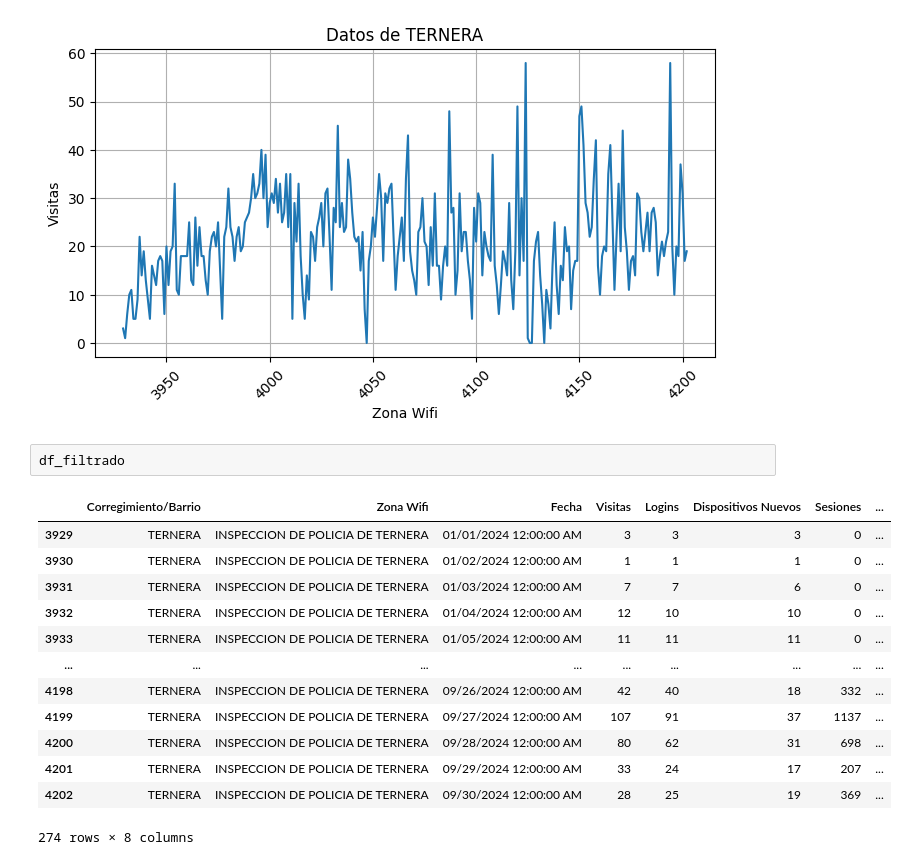
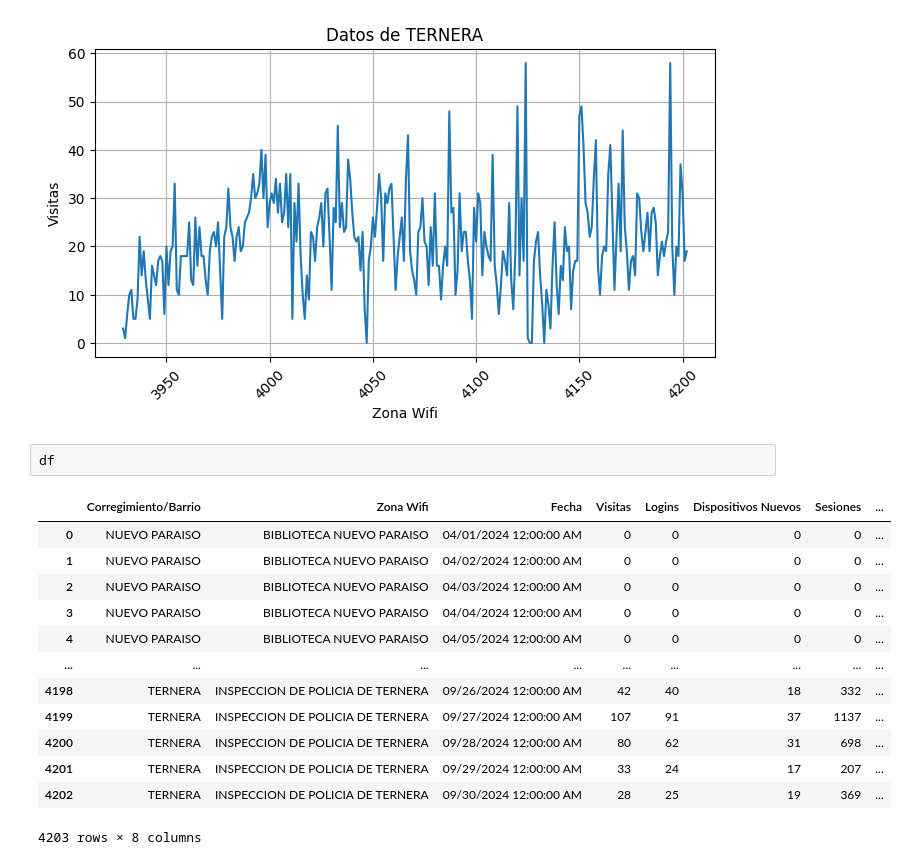
Before and after one commit to JosePimienta/Zonas-WIFI, a Jupyter notebook: Estudio_de_zonas_wifi_en_la_ciudad_de_Cartagena.ipynb, the cells around one changed output. Drawn from its saved outputs; the diff is of its cells as text.

```diff
--- a/Estudio_de_zonas_wifi_en_la_ciudad_de_Cartagena.ipynb
+++ b/Estudio_de_zonas_wifi_en_la_ciudad_de_Cartagena.ipynb
@@ -380,19 +458,19 @@ else:
     plt.show()
 # %% [output]
 [figure]
-# %%
-df_filtrado
-# %% [output]
-|  | Corregimiento/Barrio | Zona Wifi | Fecha | Visitas | Logins | Dispositivos Nuevos | Sesiones | ... |
-| 3929 | TERNERA | INSPECCION DE POLICIA DE TERNERA | 01/01/2024 12:00:00 AM | 3 | 3 | 3 | 0 | ... |
-| 3930 | TERNERA | INSPECCION DE POLICIA DE TERNERA | 01/02/2024 12:00:00 AM | 1 | 1 | 1 | 0 | ... |
-| 3931 | TERNERA | INSPECCION DE POLICIA DE TERNERA | 01/03/2024 12:00:00 AM | 7 | 7 | 6 | 0 | ... |
-| 3932 | TERNERA | INSPECCION DE POLICIA DE TERNERA | 01/04/2024 12:00:00 AM | 12 | 10 | 10 | 0 | ... |
-| 3933 | TERNERA | INSPECCION DE POLICIA DE TERNERA | 01/05/2024 12:00:00 AM | 11 | 11 | 11 | 0 | ... |
-| ... | ... | ... | ... | ... | ... | ... | ... | ... |
-| 4198 | TERNERA | INSPECCION DE POLICIA DE TERNERA | 09/26/2024 12:00:00 AM | 42 | 40 | 18 | 332 | ... |
-| 4199 | TERNERA | INSPECCION DE POLICIA DE TERNERA | 09/27/2024 12:00:00 AM | 107 | 91 | 37 | 1137 | ... |
-| 4200 | TERNERA | INSPECCION DE POLICIA DE TERNERA | 09/28/2024 12:00:00 AM | 80 | 62 | 31 | 698 | ... |
-| 4201 | TERNERA | INSPECCION DE POLICIA DE TERNERA | 09/29/2024 12:00:00 AM | 33 | 24 | 17 | 207 | ... |
-| 4202 | TERNERA | INSPECCION DE POLICIA DE TERNERA | 09/30/2024 12:00:00 AM | 28 | 25 | 19 | 369 | ... |
-274 rows × 8 columns
+# %%
+df
+# %% [output]
+|  | Corregimiento/Barrio | Zona Wifi | Fecha | Visitas | Logins | Dispositivos Nuevos | Sesiones | ... |
+| 0 | NUEVO PARAISO | BIBLIOTECA NUEVO PARAISO | 04/01/2024 12:00:00 AM | 0 | 0 | 0 | 0 | ... |
+| 1 | NUEVO PARAISO | BIBLIOTECA NUEVO PARAISO | 04/02/2024 12:00:00 AM | 0 | 0 | 0 | 0 | ... |
+| 2 | NUEVO PARAISO | BIBLIOTECA NUEVO PARAISO | 04/03/2024 12:00:00 AM | 0 | 0 | 0 | 0 | ... |
+| 3 | NUEVO PARAISO | BIBLIOTECA NUEVO PARAISO | 04/04/2024 12:00:00 AM | 0 | 0 | 0 | 0 | ... |
+| 4 | NUEVO PARAISO | BIBLIOTECA NUEVO PARAISO | 04/05/2024 12:00:00 AM | 0 | 0 | 0 | 0 | ... |
+| ... | ... | ... | ... | ... | ... | ... | ... | ... |
+| 4198 | TERNERA | INSPECCION DE POLICIA DE TERNERA | 09/26/2024 12:00:00 AM | 42 | 40 | 18 | 332 | ... |
+| 4199 | TERNERA | INSPECCION DE POLICIA DE TERNERA | 09/27/2024 12:00:00 AM | 107 | 91 | 37 | 1137 | ... |
+| 4200 | TERNERA | INSPECCION DE POLICIA DE TERNERA | 09/28/2024 12:00:00 AM | 80 | 62 | 31 | 698 | ... |
+| 4201 | TERNERA | INSPECCION DE POLICIA DE TERNERA | 09/29/2024 12:00:00 AM | 33 | 24 | 17 | 207 | ... |
+| 4202 | TERNERA | INSPECCION DE POLICIA DE TERNERA | 09/30/2024 12:00:00 AM | 28 | 25 | 19 | 369 | ... |
+4203 rows × 8 columns
```
Also changed, not shown: parts of 8 cells of this notebook.
